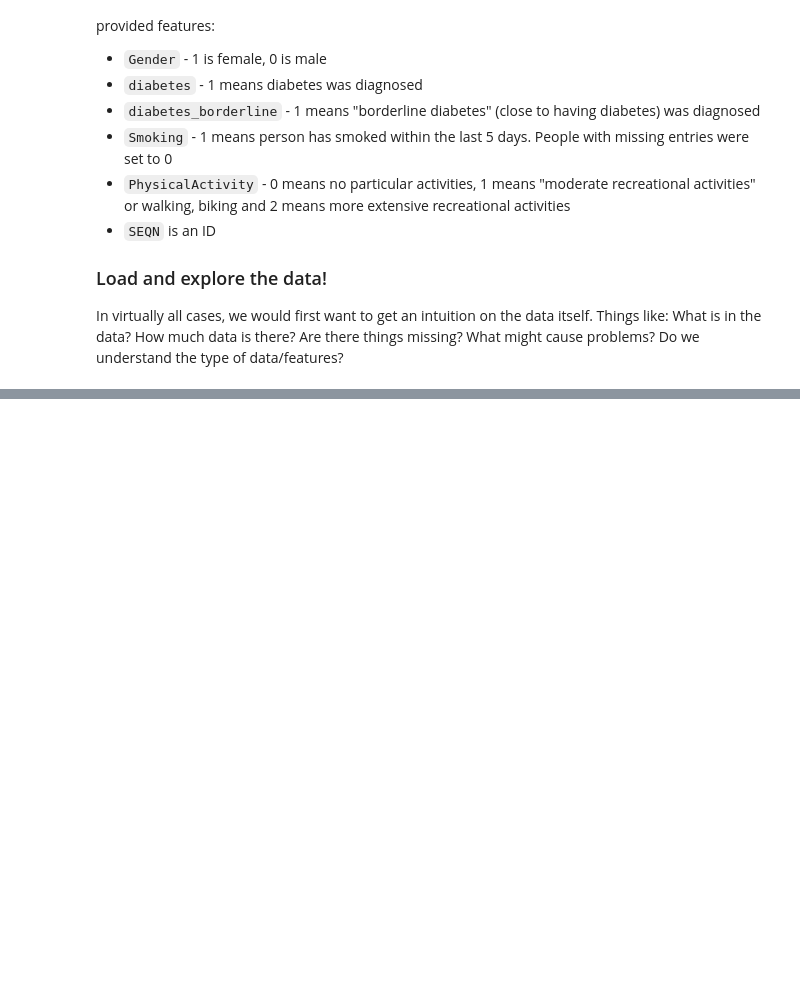
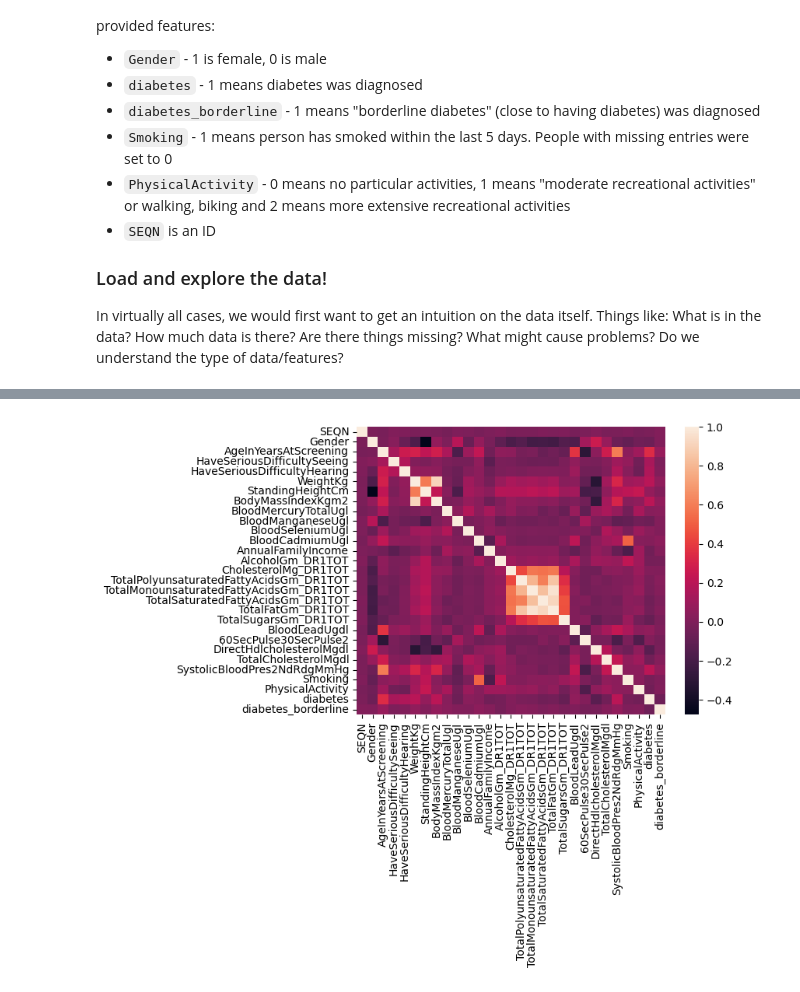
Before and after one commit to Knerten0815/ai_for_smart_health, a Jupyter notebook: Portfolio/ai_smart_health_portfolio_01_diabetes_prediction_template.ipynb, the cells around one changed output, grey strips where cells are left out. Cells and saved outputs as stored; diff of their text form; code cells hidden in the pictures; blank space fills up the shorter version.

```diff
--- a/Portfolio/ai_smart_health_portfolio_01_diabetes_prediction_template.ipynb
+++ b/Portfolio/ai_smart_health_portfolio_01_diabetes_prediction_template.ipynb
@@ -103,7 +103,7 @@ Most features are described within the GitHub repository. Some important informa
 
 In virtually all cases, we would first want to get an intuition on the data itself. Things like: What is in the data? How much data is there? Are there things missing? What might cause problems? Do we understand the type of data/features?
 # %%
-path_data = # add your own path
+path_data = "../data/" # add your own path
 # %%
 filename = "NHANES_2017_2018_diabetes.csv"
 data = pd.read_csv(os.path.join(path_data, filename))
@@ -111,0 +152,4 @@ data.head()
+# %%
+print("Shape of full dataset: ", data.shape)
+data_cleaned = data.dropna()
+print("Dropping all null values reduces the data to", data_cleaned.shape)
@@ -111,0 +166,5 @@ data.head()
+# %%
+sns.heatmap(data_cleaned.corr(), xticklabels=True, yticklabels=True)
+plt.show()
+# %% [output]
+[figure, added]
```
Also changed, not shown: parts of 29 cells of this notebook, 1 other file.
